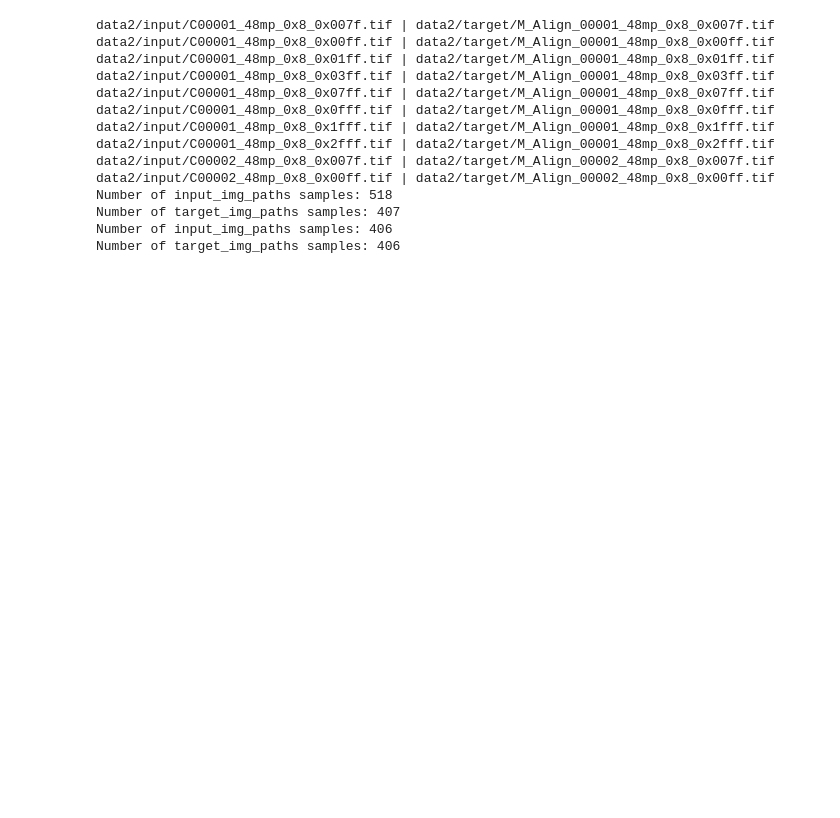
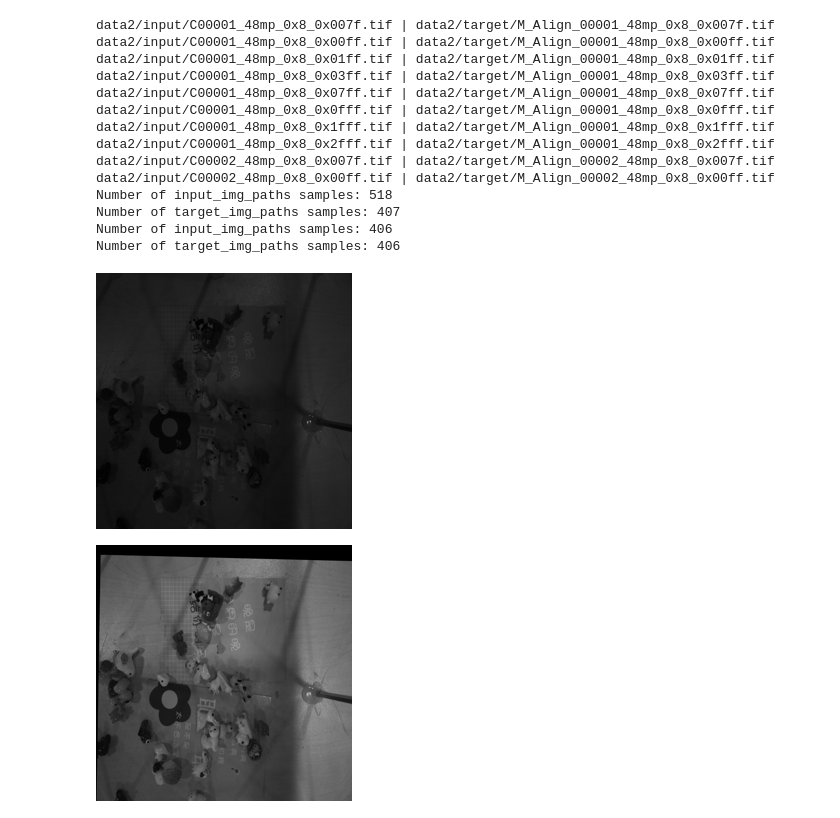
Before and after one commit to xuwanyan1998/taleoftwocams, a Jupyter notebook: Mapping.ipynb, the cells around one changed output. Cells and saved outputs as stored; diff of their text form; code cells hidden in the pictures; blank space fills up the shorter version.

```diff
--- a/Mapping.ipynb
+++ b/Mapping.ipynb
@@ -110,10 +109,14 @@ from PIL import ImageOps
 # # Display auto-contrast version of corresponding target (per-pixel categories)
 img = PIL.ImageOps.autocontrast(load_img(target_img_paths[9]))
 # %%
-rgb_im = PIL.Image.open(input_img_paths[1]).resize((256,256))
+tt = 5
+rgb_im = PIL.Image.open(input_img_paths[tt]).resize((256,256))
 # IMG = Image.fromarray(rgb_im)
-rgb_im
-rgb_im = PIL.Image.open(target_img_paths[1]).resize((256,256))
+display(rgb_im)
+rgb_im = PIL.Image.open(target_img_paths[tt]).resize((256,256))
 # IMG = Image.fromarray(rgb_im)
-rgb_im
+display(rgb_im)
+# %% [output]
+[figure, added]
+[figure, added]
 # %%
```
Also changed, not shown: parts of 16 cells of this notebook.
